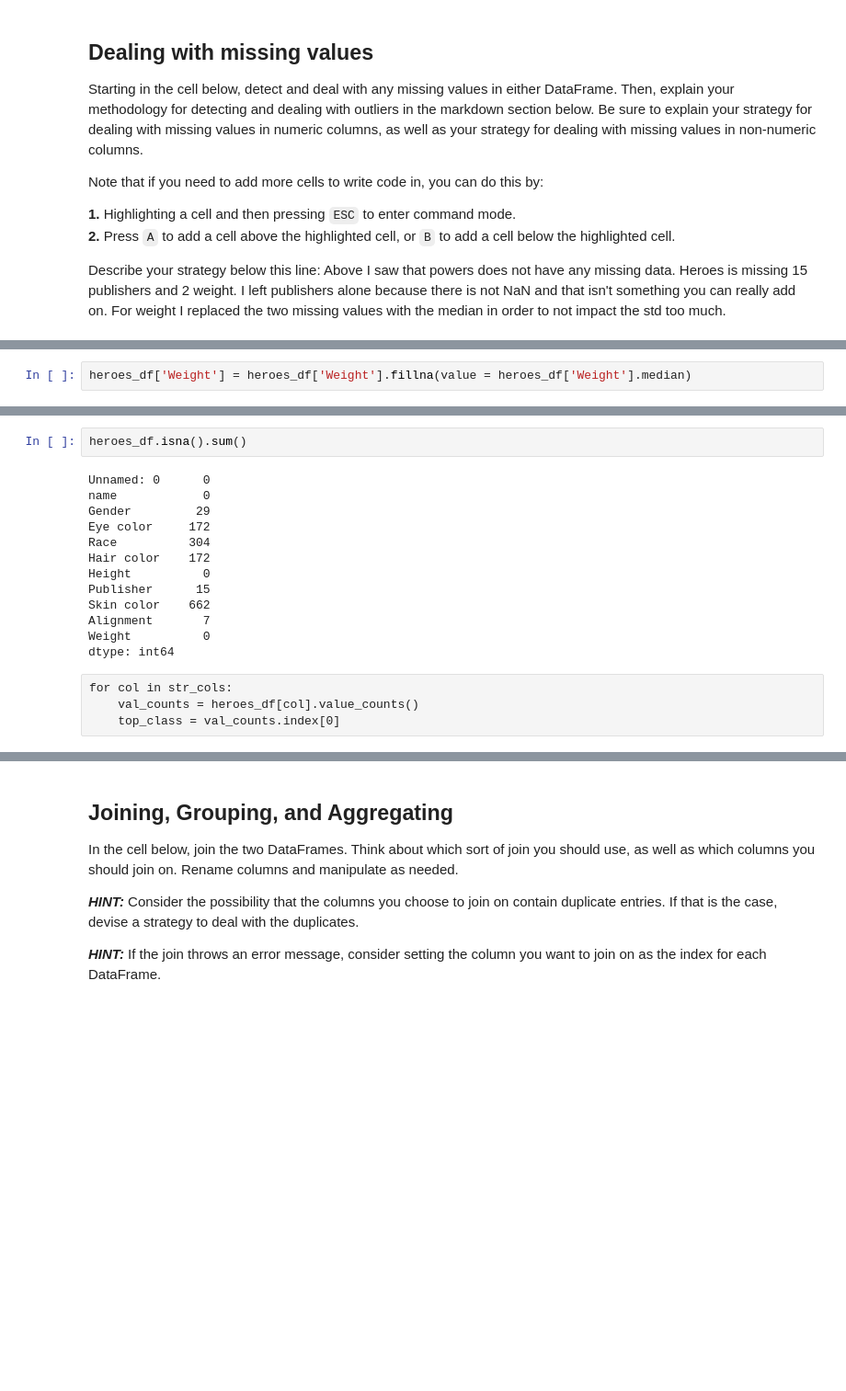
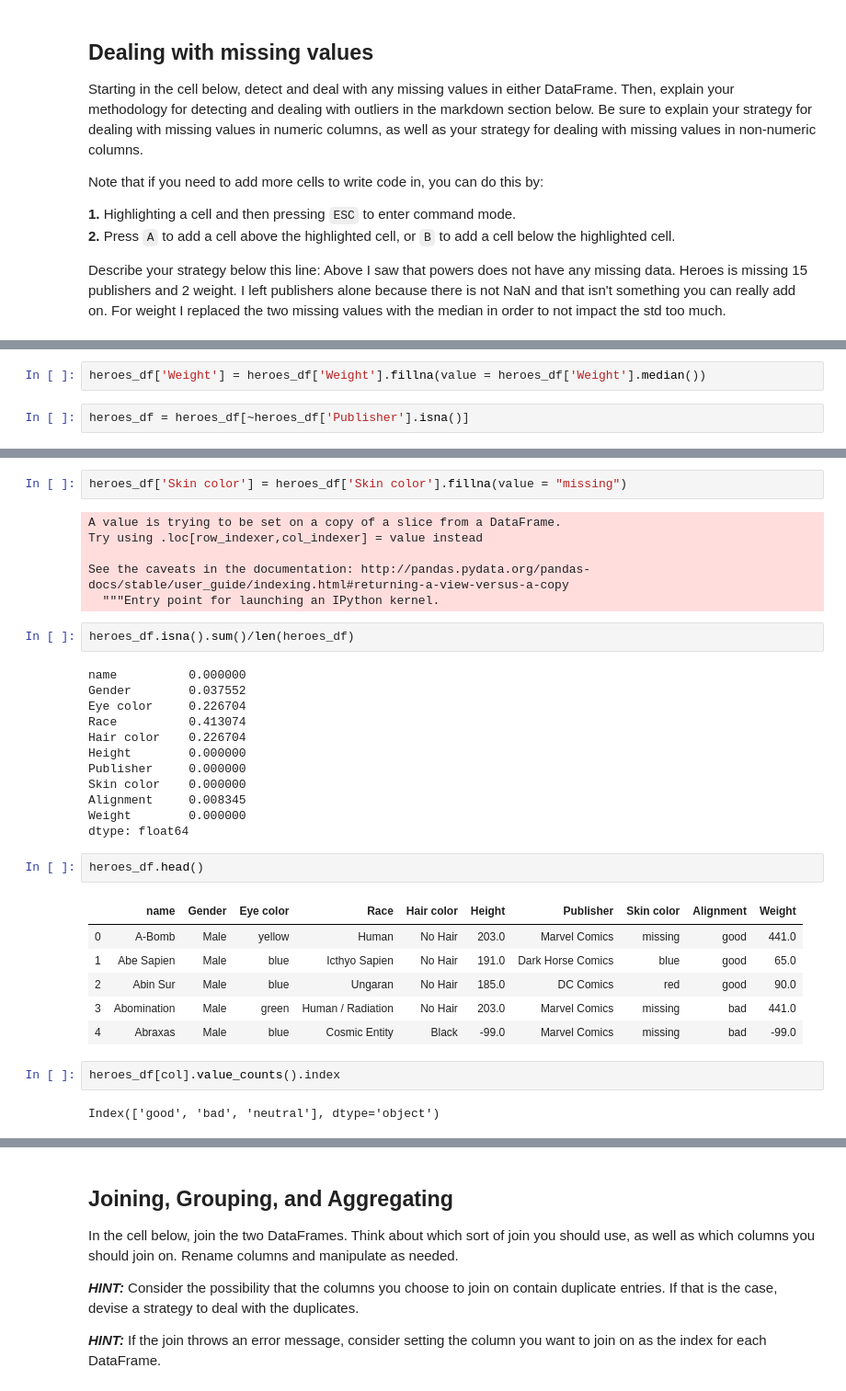
Before and after one commit to lauren-esser/Data-Cleaning-Project, a Jupyter notebook: index.ipynb, the cells around one changed output, grey strips where cells are left out. Shown at 92% size. Saved outputs shown, nothing was run; the diff lists cells and outputs as text; blank space fills up the shorter version.

```diff
--- a/index.ipynb
+++ b/index.ipynb
@@ -356,3 +352,5 @@ Universal Studios    0.001391
 Name: Publisher, dtype: float64
 # %%
-heroes_df['Weight'] = heroes_df['Weight'].fillna(value = heroes_df['Weight'].median)
+heroes_df['Weight'] = heroes_df['Weight'].fillna(value = heroes_df['Weight'].median())
+# %%
+heroes_df = heroes_df[~heroes_df['Publisher'].isna()]
@@ -359,19 +378,35 @@ heroes_df['Weight'] = heroes_df['Weight'].fillna(value = heroes_df['Weight'].med
+# %%
+heroes_df['Skin color'] = heroes_df['Skin color'].fillna(value = "missing")
+# %% [output]
+A value is trying to be set on a copy of a slice from a DataFrame.
+Try using .loc[row_indexer,col_indexer] = value instead
+
+See the caveats in the documentation: http://pandas.pydata.org/pandas-docs/stable/user_guide/indexing.html#returning-a-view-versus-a-copy
+  """Entry point for launching an IPython kernel.
 # %%
-heroes_df.isna().sum()
+heroes_df.isna().sum()/len(heroes_df)
 # %% [output]
-Unnamed: 0      0
-name            0
-Gender         29
-Eye color     172
-Race          304
-Hair color    172
-Height          0
-Publisher      15
-Skin color    662
-Alignment       7
-Weight          0
-dtype: int64
+name          0.000000
+Gender        0.037552
+Eye color     0.226704
+Race          0.413074
+Hair color    0.226704
+Height        0.000000
+Publisher     0.000000
+Skin color    0.000000
+Alignment     0.008345
+Weight        0.000000
+dtype: float64
-# %% [raw]
-for col in str_cols:
-    val_counts = heroes_df[col].value_counts()
-    top_class = val_counts.index[0]
+# %%
+heroes_df.head()
+# %% [output]
+|  | name | Gender | Eye color | Race | Hair color | Height | Publisher | Skin color | Alignment | Weight |
+| 0 | A-Bomb | Male | yellow | Human | No Hair | 203.0 | Marvel Comics | missing | good | 441.0 |
+| 1 | Abe Sapien | Male | blue | Icthyo Sapien | No Hair | 191.0 | Dark Horse Comics | blue | good | 65.0 |
+| 2 | Abin Sur | Male | blue | Ungaran | No Hair | 185.0 | DC Comics | red | good | 90.0 |
+| 3 | Abomination | Male | green | Human / Radiation | No Hair | 203.0 | Marvel Comics | missing | bad | 441.0 |
+| 4 | Abraxas | Male | blue | Cosmic Entity | Black | -99.0 | Marvel Comics | missing | bad | -99.0 |
+# %%
+heroes_df[col].value_counts().index
+# %% [output]
+Index(['good', 'bad', 'neutral'], dtype='object')
```
Also changed, not shown: parts of 14 cells of this notebook.
